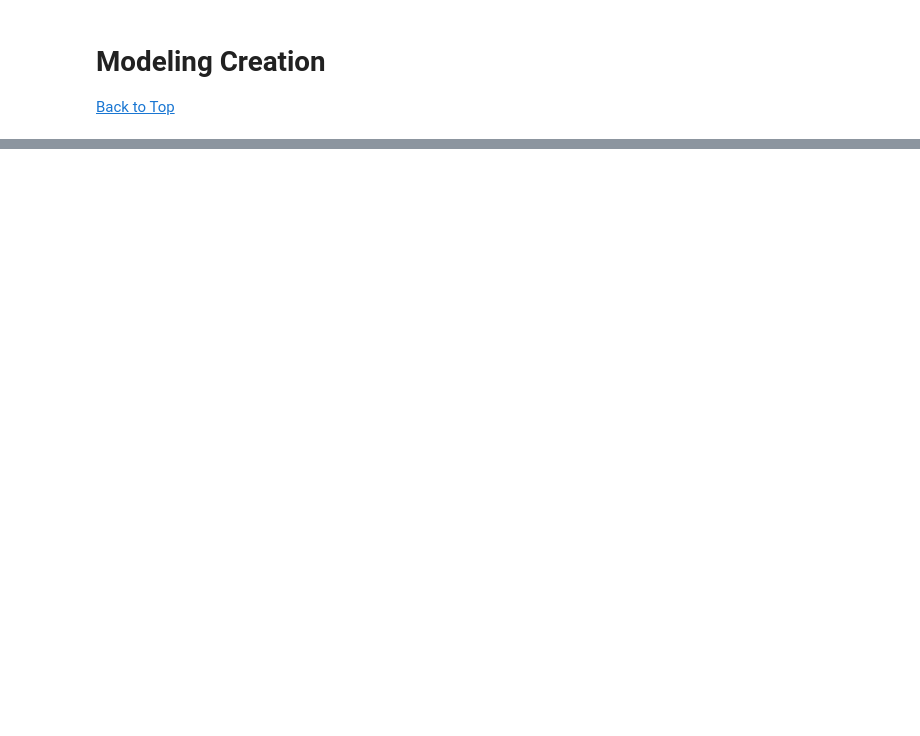
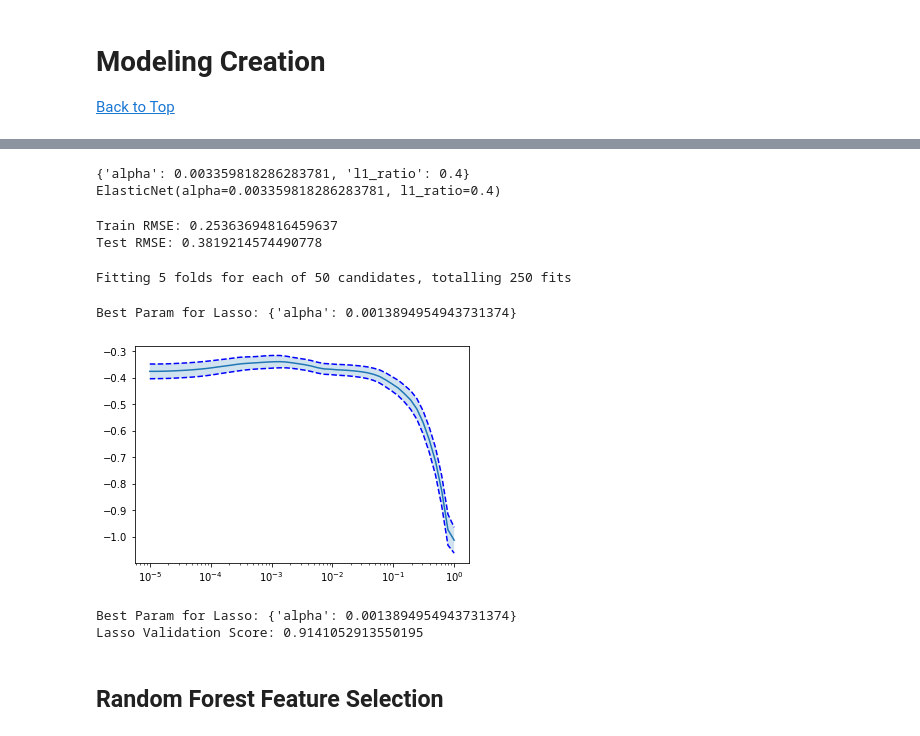
Before and after one commit to jwelch1123/ames_housing, a Jupyter notebook: ames_housing.ipynb, the cells around one changed output, grey strips where cells are left out. Cells and saved outputs as stored; diff of their text form; code cells hidden in the pictures; blank space fills up the shorter version.

Commit message:
Model Creation, tuning, and comparision added. Removing Redundant feature selection and model creation.

```diff
--- a/ames_housing.ipynb
+++ b/ames_housing.ipynb
@@ -681,3 +783,8 @@ test[numerical_cols+ordinal_cols]  = Norm_enc.transform(test[numerical_cols+ordi
+# %%
+train       = train.drop("Id", axis =1)
+test        = test.drop("Id", axis = 1)
+target_tran = PowerTransformer(method='yeo-johnson')
+target_norm = target_tran.fit_transform(target.values.reshape(-1,1))
 # %% [markdown]
 ### Unused Homebrewed Ordinal Encoder
 # %%
@@ -797,0 +904,19 @@ gen_model(model = "hi", params_dict ={"alpha": [0,1,2,3,4], "beta": [1,2,3,4,5]}
+# %%
+X_train, X_test, y_train, y_test = train_test_split(train, target_norm, test_size = 0.333)
+# %%
+# Model instantiations
+ridge = Ridge()
+lasso = Lasso()
+elcnt = ElasticNet()
+
+# Creating and Packaging Parameters
+RD_params = [{'alpha': np.logspace(-5, 3, 50)}]
+LO_params = [{'alpha': np.logspace(-5, 0, 50)}]
+EN_params = [{'alpha': np.logspace(-10, 3, 20),
+              'l1_ratio': np.linspace(0, 1, 11)}]
+
+# Grid Search functions
+#  RMSE is what Kaggle uses, function uses negative due because 'maximizing'
+cvR  = GridSearchCV(ridge, RD_params, scoring = 'neg_root_mean_squared_error', verbose = 1, n_jobs=-1, return_train_score=True)
+cvL  = GridSearchCV(lasso, LO_params, scoring = 'neg_root_mean_squared_error', verbose = 1, n_jobs=-1)
+cvEN = GridSearchCV(elcnt, EN_params, scoring = 'neg_root_mean_squared_error', verbose = 1, n_jobs=-1)
@@ -797,0 +940,49 @@ gen_model(model = "hi", params_dict ={"alpha": [0,1,2,3,4], "beta": [1,2,3,4,5]}
+# %%
+print(cvEN.best_params_)
+print(cvEN.best_estimator_)
+# %% [output]
+{'alpha': 0.003359818286283781, 'l1_ratio': 0.4}
+ElasticNet(alpha=0.003359818286283781, l1_ratio=0.4)
+# %%
+new_EN = cvEN.best_estimator_
+
+print("Train RMSE: {}".format(mean_squared_error(y_train, new_EN.predict(X_train), squared=False)))
+print("Test RMSE: {}".format(mean_squared_error(y_test,new_EN.predict(X_test), squared=False)))
+# %% [output]
+Train RMSE: 0.25363694816459637
+Test RMSE: 0.3819214574490778
+# %%
+cvL.fit(X = X_train,
+        y = y_train)
+
+y   = cvL.cv_results_['mean_test_score']
+x   = cvL.param_grid[0]['alpha']
+std = cvL.cv_results_['std_test_score']
+std = std / np.sqrt(5)
+
+sns.lineplot(x, y)
+plt.xscale('log')
+
+plt.semilogx(x, y + std, 'b--')
+plt.semilogx(x, y - std, 'b--')
+plt.fill_between(x, y + std, y - std, alpha=0.2)
+
+
+print("Best Param for Lasso: {}".format(cvL.best_params_))
+# %% [output]
+Fitting 5 folds for each of 50 candidates, totalling 250 fits
+Best Param for Lasso: {'alpha': 0.0013894954943731374}
+[figure, added]
+# %%
+new_lasso = Lasso(max_iter=10000)
+new_lasso.set_params(**cvL.best_params_)
+
+new_lasso.fit(X= X_train, y = y_train)
+
+print("Best Param for Lasso: {}".format(cvL.best_params_))
+print("Lasso Validation Score: {}".format(new_lasso.score(X_test,y_test)))
+# %% [output]
+Best Param for Lasso: {'alpha': 0.0013894954943731374}
+Lasso Validation Score: 0.9141052913550195
+# %% [markdown]
+## Random Forest Feature Selection
```
Also changed, not shown: parts of 70 cells of this notebook, 1 other file.
